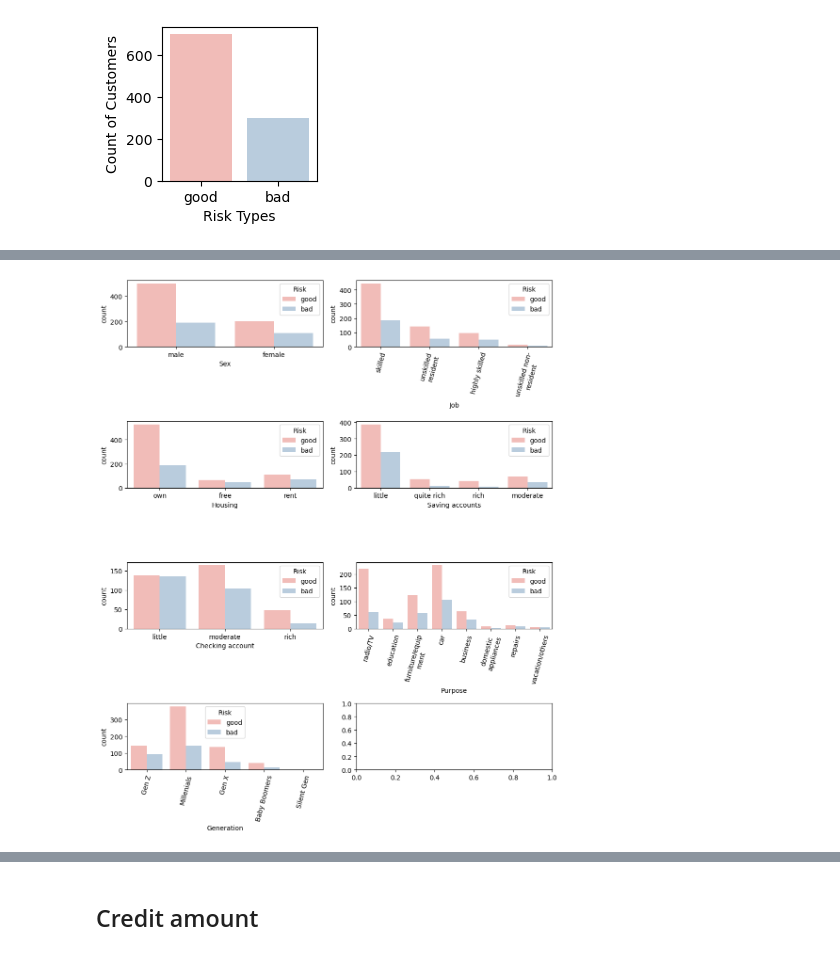
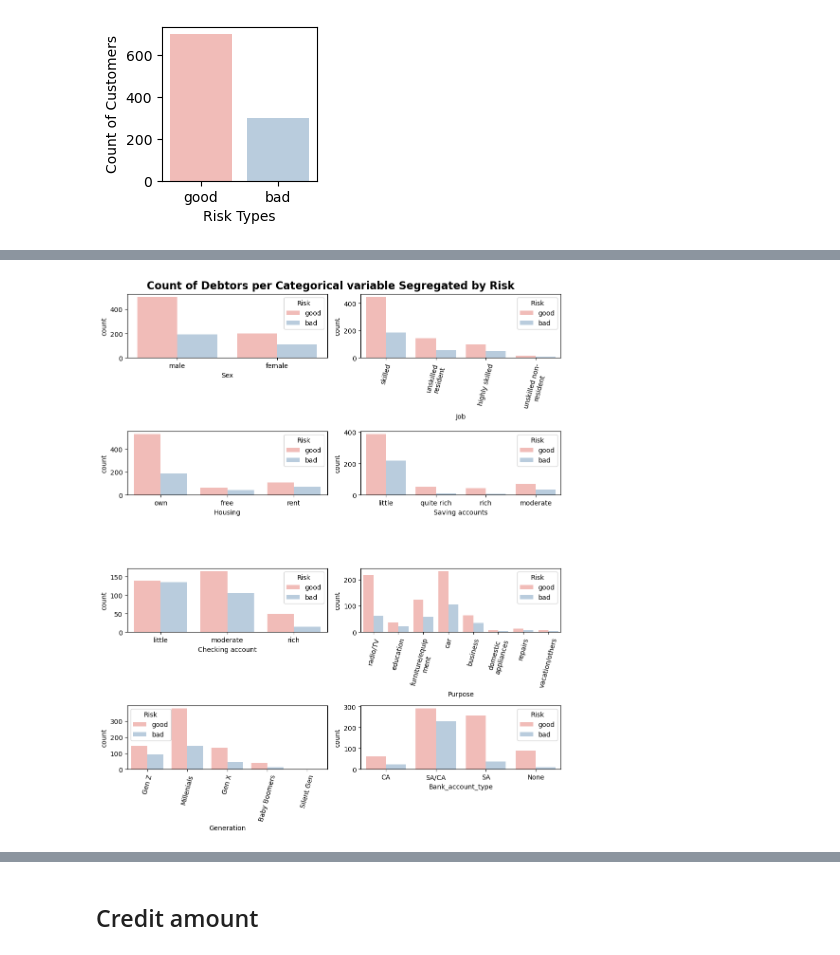
Before and after one commit to dsprincess/python-projects, a Jupyter notebook: Credit risk analysis - bank.ipynb, the cells around one changed output, grey strips where cells are left out. Saved outputs shown, nothing was run; the diff lists cells and outputs as text; code cells hidden in the pictures.

Commit message:
Update Credit risk analysis - bank.ipynb
2nd update

```diff
--- a/Credit risk analysis - bank.ipynb
+++ b/Credit risk analysis - bank.ipynb
@@ -162,22 +170,23 @@ df_credit["Generation"] = pd.cut(df_credit.Age, interval, labels=cats)
 # %%
-#Categorical values viz
 fig, ax = plt.subplots(4,2, figsize=(10,12))
-sns.countplot(data=df_credit, x='Sex', hue='Risk',ax = ax[0,0])
-sns.countplot(data=df_credit, x='Job', hue='Risk',ax = ax[0,1])
-sns.countplot(data=df_credit, x='Housing', hue='Risk',ax = ax[1,0])
-sns.countplot(data=df_credit, x='Saving accounts', hue='Risk',ax = ax[1,1])
-sns.countplot(data=df_credit, x='Checking account', hue='Risk',ax = ax[2,0])
-sns.countplot(data=df_credit, x='Purpose', hue='Risk',ax = ax[2,1])
-sns.countplot(data=df_credit, x='Generation', hue='Risk',ax = ax[3,0])
-
+sns.countplot(data=df_credit, x='Sex', hue='Risk', ax=ax[0,0])
+sns.countplot(data=df_credit, x='Job', hue='Risk', ax=ax[0,1])
+sns.countplot(data=df_credit, x='Housing', hue='Risk', ax=ax[1,0])
+sns.countplot(data=df_credit, x='Saving accounts', hue='Risk', ax=ax[1,1])
+sns.countplot(data=df_credit, x='Checking account', hue='Risk', ax=ax[2,0])
+sns.countplot(data=df_credit, x='Purpose', hue='Risk', ax=ax[2,1])
+sns.countplot(data=df_credit, x='Generation', hue='Risk', ax=ax[3,0])
+sns.countplot(data=df_credit, x='Bank_account_type', hue='Risk', ax=ax[3,1])
 
 wrapped_labels = [textwrap.fill(label.get_text(), 15) for label in ax[0, 1].get_xticklabels()]
 ax[0, 1].set_xticklabels(wrapped_labels, rotation=75)
 wrapped_labels = [textwrap.fill(label.get_text(), 15) for label in ax[2, 1].get_xticklabels()]
 ax[2, 1].set_xticklabels(wrapped_labels, rotation=75)
 wrapped_labels = [textwrap.fill(label.get_text(), 15) for label in ax[3, 0].get_xticklabels()]
 ax[3, 0].set_xticklabels(wrapped_labels, rotation=75)
+
+fig.suptitle('Count of Debtors per Categorical variable Segregated by Risk', fontsize=16, fontweight='bold')
 plt.tight_layout()
 plt.show()
 # %% [output]
-[figure, old version]
+[figure, new version]
```
Also changed, not shown: parts of 80 cells of this notebook.
